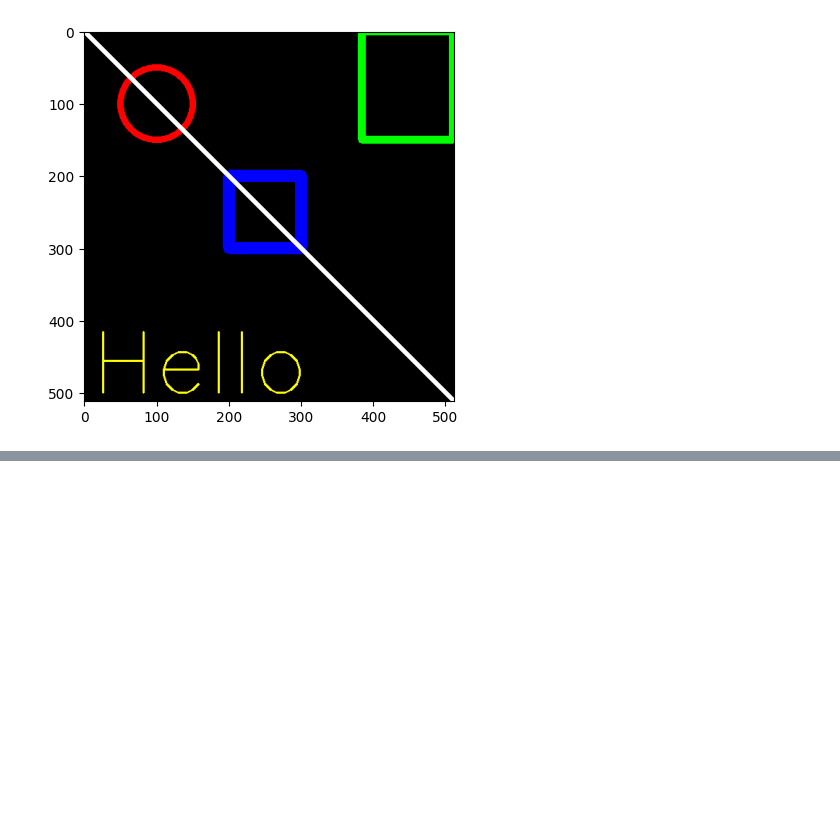
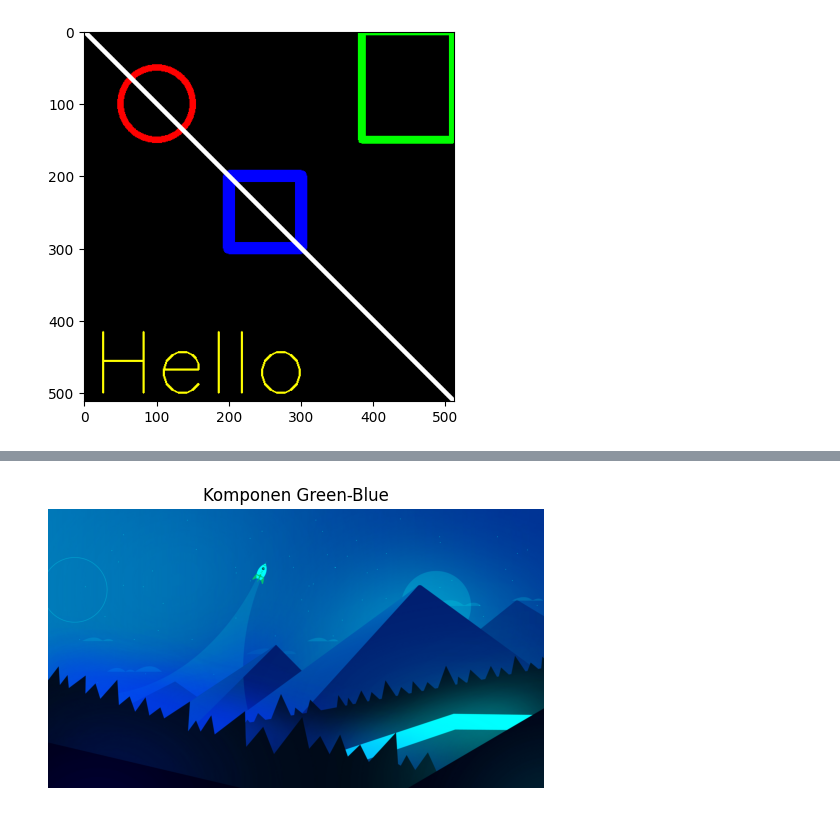
Before and after one commit to Elfeny7/ComputerVision_Learn, a Jupyter notebook: Week2.ipynb, the cells around one changed output, grey strips where cells are left out. Saved outputs shown, nothing was run; the diff lists cells and outputs as text; code cells hidden in the pictures; blank space fills up the shorter version.

```diff
--- a/Week2.ipynb
+++ b/Week2.ipynb
@@ -101,0 +185,11 @@ plt.imshow(black_img)
+# %%
+green_blue_img = img2.copy()
+green_blue_img[:, :, 2] = 0  # Menonaktifkan saluran merah (red channel)
+
+# Menampilkan gambar hijau-biru
+plt.imshow(cv.cvtColor(green_blue_img, cv.COLOR_BGR2RGB))
+plt.title('Komponen Green-Blue')
+plt.axis('off')
+plt.show()
+# %% [output]
+[figure, added]
```
Also changed, not shown: parts of 11 cells of this notebook.
